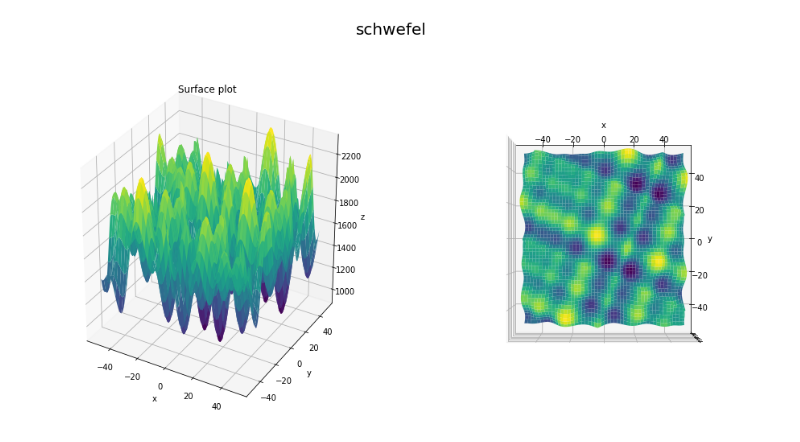
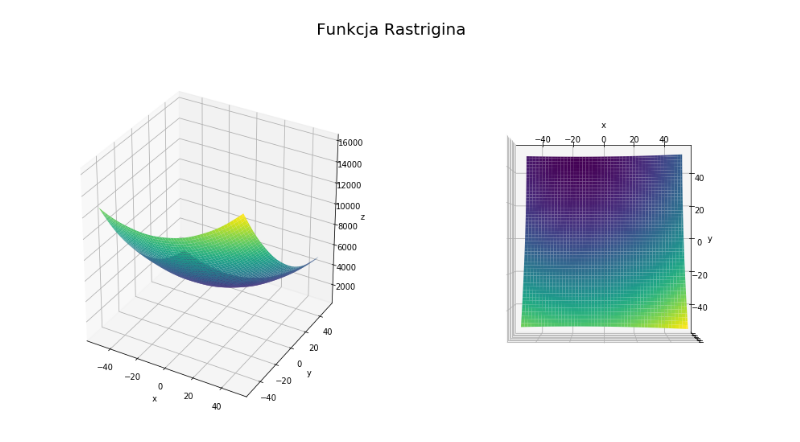
Before and after one commit to adamnapieralski/pszt-evolutionary-cauchy-searching, a Jupyter notebook: cec17_functions.ipynb, the cells around one changed output. Cells and saved outputs as stored; diff of their text form; code cells hidden in the pictures.

```diff
--- a/cec17_functions.ipynb
+++ b/cec17_functions.ipynb
@@ -60,4 +49,4 @@ plot_cec_function('levy', xy_range=(-100, 100))
-# %%
-plot_cec_function('schwefel', xy_range=(-50, 50))
-# %% [output]
-[figure, removed]
+# %%
+plot_cec_function('rastrigin', 'Funkcja Rastrigina')
+# %% [output]
+[figure, added]
```
Also changed, not shown: parts of 10 cells of this notebook, 22 other files.
